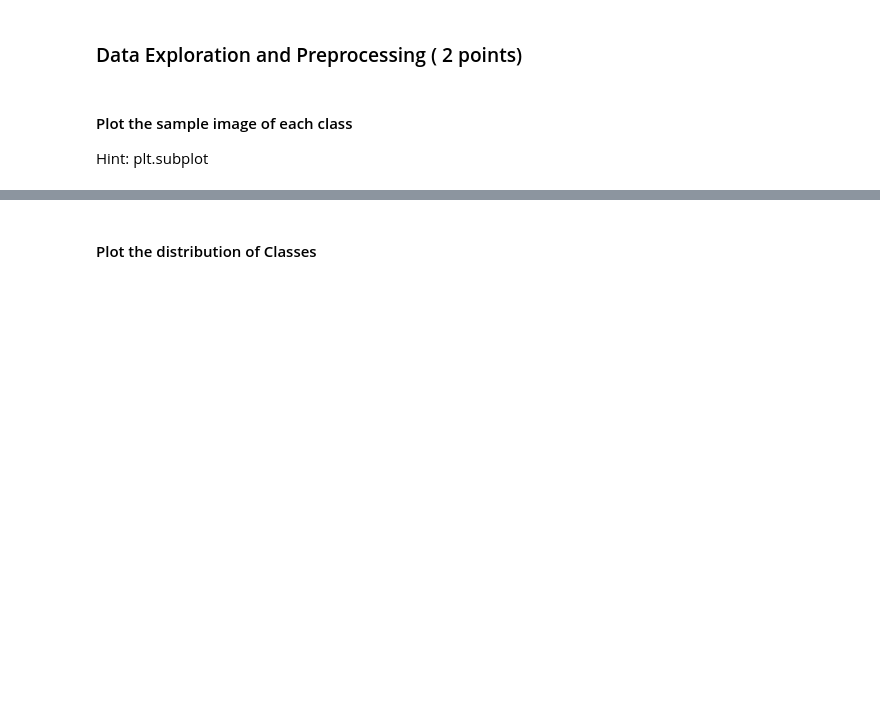
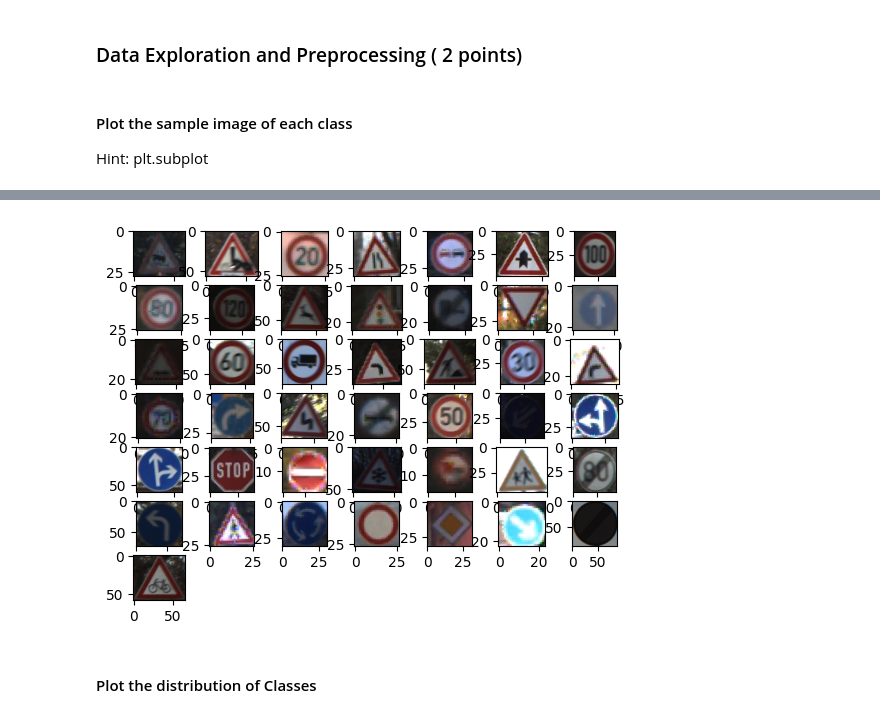
Before and after one commit to madhavamk/computational-data-science, a Jupyter notebook: MiniProjects/M6_NB_MiniProject_1_Image_Classification_MLP.ipynb, the cells around one changed output, grey strips where cells are left out. Cells and saved outputs as stored; diff of their text form; code cells hidden in the pictures; blank space fills up the shorter version.

```diff
--- a/MiniProjects/M6_NB_MiniProject_1_Image_Classification_MLP.ipynb
+++ b/MiniProjects/M6_NB_MiniProject_1_Image_Classification_MLP.ipynb
@@ -149,0 +126,26 @@ print(labels)
+# %%
+# YOUR CODE HERE
+def load_data_extract_features(data_path):
+    images = []
+    labels = []
+    features = []
+    check_done = {}
+    for path in glob.iglob('/content/FullIJCNN2013/*/*.ppm', recursive=True):
+        # print("path:",path.split('/'))
+        if path.split('/')[3] in check_done:
+            check_done[path.split('/')[3]] += 1
+            continue
+        check_done[path.split('/')[3]] = 1
+        img = Image.open(path)
+        img = img.resize((30, 30))
+        img = np.array(img)
+        img = img.flatten()
+        features.append(img)
+        labels.append(int(path.split('/')[3]))
+        images.append(Image.open(path))
+
+    return images, features, labels, check_done
+
+images, features, labels, data_distribution = load_data_extract_features('/content/FullIJCNN2013/')
+# print(img)
+# print(labels)
@@ -157,0 +179,3 @@ Hint: plt.subplot
+# %%
+for i, image in enumerate(images):
+    print(i)
@@ -158,2 +200,10 @@ Hint: plt.subplot
+# %%
+# YOUR CODE HERE
+for i,image in enumerate(images):
+    plt.subplot(7, 7, i+1)
+    plt.imshow(image)
+plt.show()
+# %% [output]
+[figure, added]
 # %% [markdown]
 #### Plot the distribution of Classes
```
Also changed, not shown: parts of 12 cells of this notebook.
